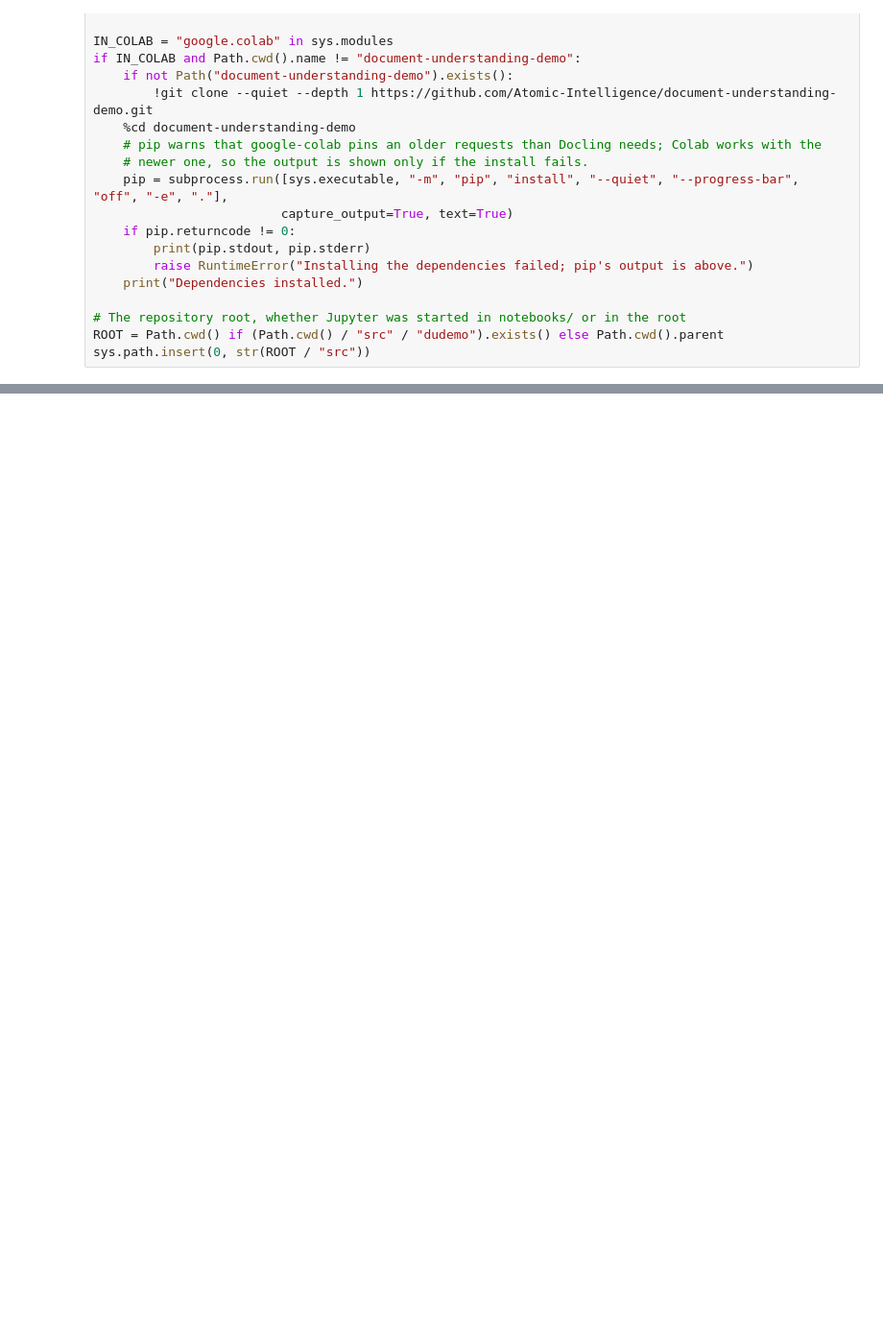
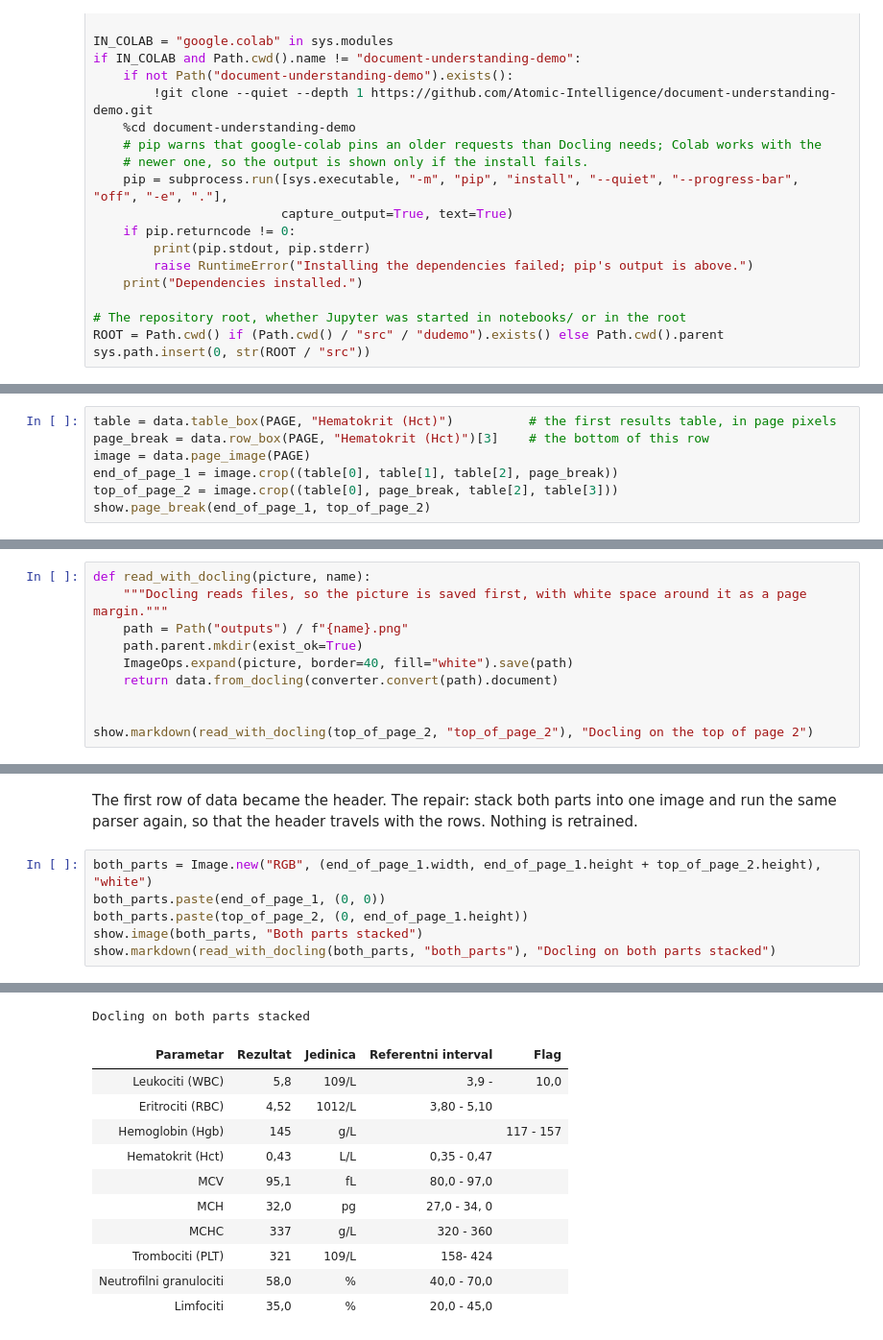
Before and after one commit to Atomic-Intelligence/document-understanding-demo, a Jupyter notebook: notebooks/demo_with_outputs.ipynb, the cells around one changed output, grey strips where cells are left out. Shown at 96% size. Saved outputs shown, nothing was run; the diff lists cells and outputs as text; blank space fills up the shorter version.

```diff
--- a/notebooks/demo_with_outputs.ipynb
+++ b/notebooks/demo_with_outputs.ipynb
@@ -231,0 +399,7 @@ Set MY_FILE to the path of a PDF or an image, then run this cell again.
+# %%
+table = data.table_box(PAGE, "Hematokrit (Hct)")          # the first results table, in page pixels
+page_break = data.row_box(PAGE, "Hematokrit (Hct)")[3]    # the bottom of this row
+image = data.page_image(PAGE)
+end_of_page_1 = image.crop((table[0], table[1], table[2], page_break))
+top_of_page_2 = image.crop((table[0], page_break, table[2], table[3]))
+show.page_break(end_of_page_1, top_of_page_2)
@@ -231,0 +408,10 @@ Set MY_FILE to the path of a PDF or an image, then run this cell again.
+# %%
+def read_with_docling(picture, name):
+    """Docling reads files, so the picture is saved first, with white space around it as a page margin."""
+    path = Path("outputs") / f"{name}.png"
+    path.parent.mkdir(exist_ok=True)
+    ImageOps.expand(picture, border=40, fill="white").save(path)
+    return data.from_docling(converter.convert(path).document)
+
+
+show.markdown(read_with_docling(top_of_page_2, "top_of_page_2"), "Docling on the top of page 2")
@@ -231,0 +426,10 @@ Set MY_FILE to the path of a PDF or an image, then run this cell again.
+# %% [markdown]
+The first row of data became the header. The repair: stack both parts into one image and run the same
+parser again, so that the header travels with the rows. Nothing is retrained.
+# %%
+both_parts = Image.new("RGB", (end_of_page_1.width, end_of_page_1.height + top_of_page_2.height), "white")
+both_parts.paste(end_of_page_1, (0, 0))
+both_parts.paste(top_of_page_2, (0, end_of_page_1.height))
+show.image(both_parts, "Both parts stacked")
+show.markdown(read_with_docling(both_parts, "both_parts"), "Docling on both parts stacked")
+# %% [output]
@@ -231,0 +437,12 @@ Set MY_FILE to the path of a PDF or an image, then run this cell again.
+Docling on both parts stacked
+| Parametar | Rezultat | Jedinica | Referentni interval | Flag |
+| Leukociti (WBC) | 5,8 | 109/L | 3,9 - | 10,0 |
+| Eritrociti (RBC) | 4,52 | 1012/L | 3,80 - 5,10 |  |
+| Hemoglobin (Hgb) | 145 | g/L |  | 117 - 157 |
+| Hematokrit (Hct) | 0,43 | L/L | 0,35 - 0,47 |  |
+| MCV | 95,1 | fL | 80,0 - 97,0 |  |
+| MCH | 32,0 | pg | 27,0 - 34, 0 |  |
+| MCHC | 337 | g/L | 320 - 360 |  |
+| Trombociti (PLT) | 321 | 109/L | 158- 424 |  |
+| Neutrofilni granulociti | 58,0 | % | 40,0 - 70,0 |  |
+| Limfociti | 35,0 | % | 20,0 - 45,0 |  |
```
Also changed, not shown: parts of 52 cells of this notebook, 10 other files.
